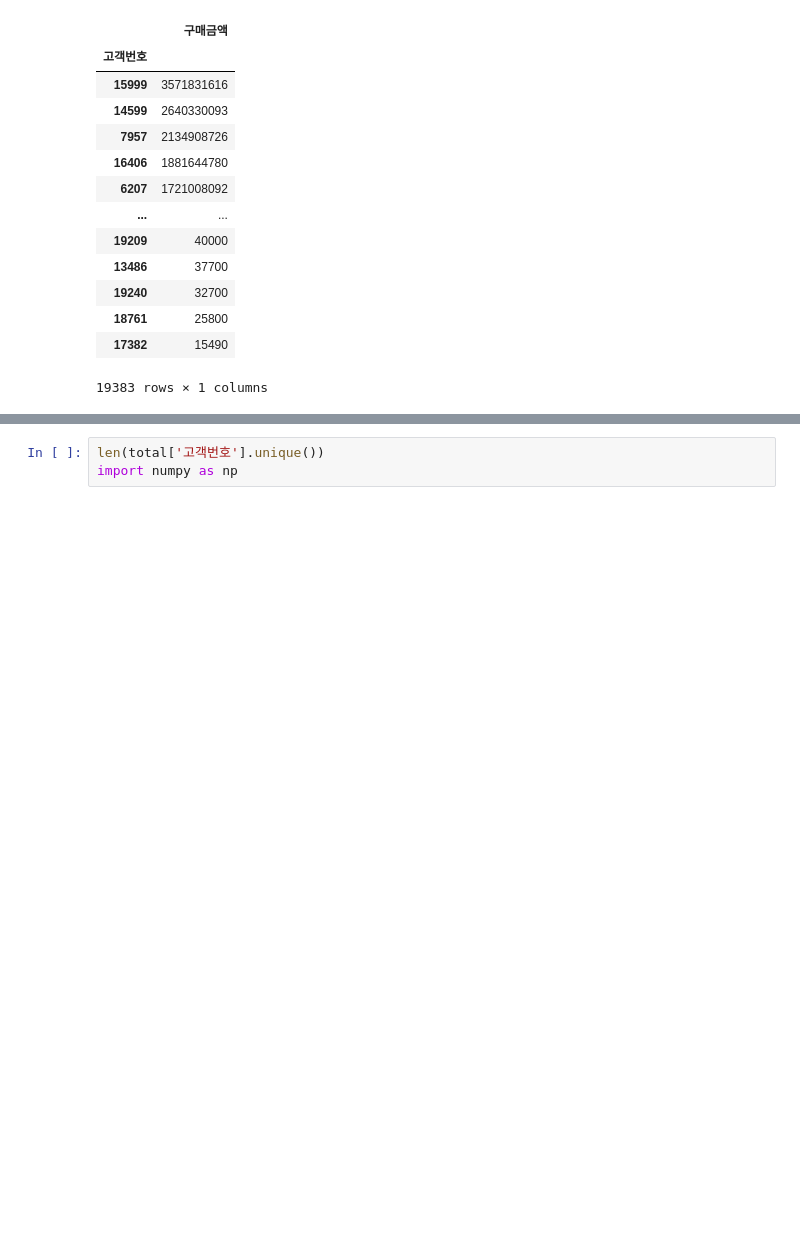
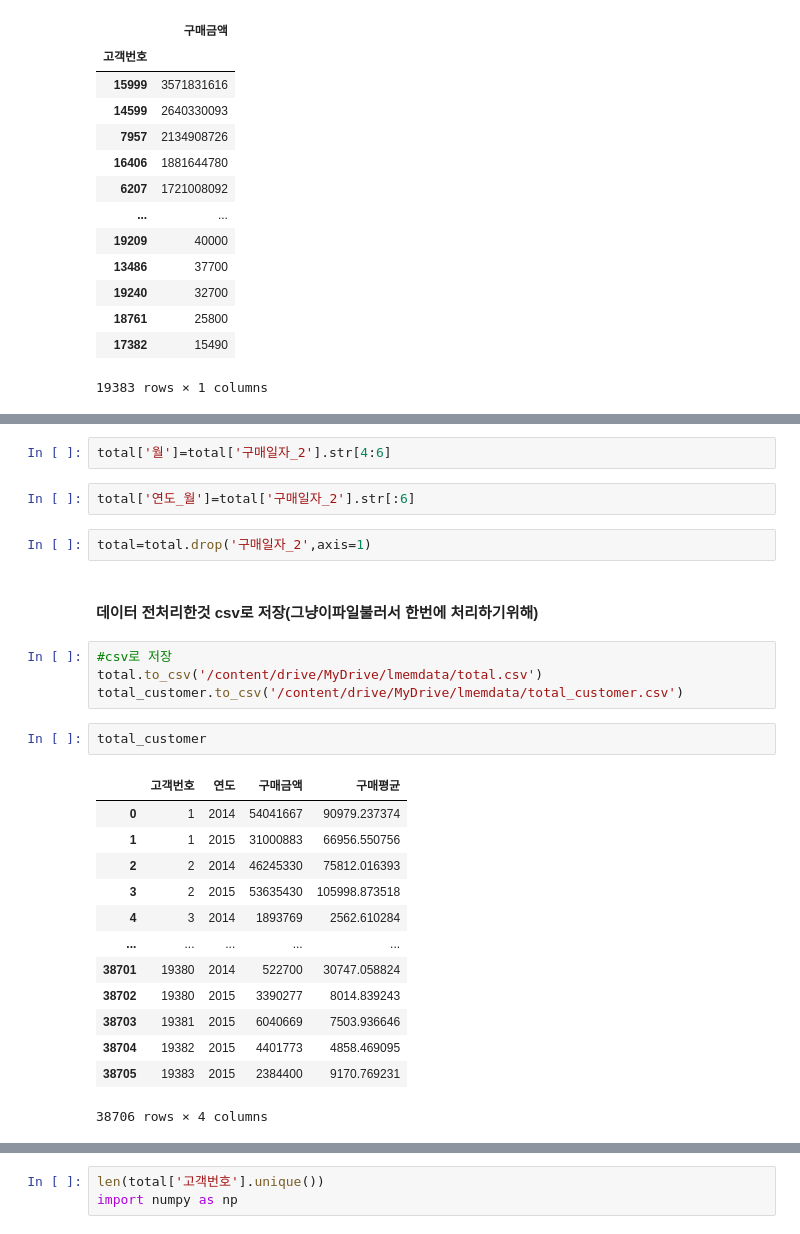
Before and after one commit to ttma333/python, a Jupyter notebook: 2차프로젝트2022_12_21.ipynb, the cells around one changed output, grey strips where cells are left out. Drawn from its saved outputs; the diff is of its cells as text; blank space fills up the shorter version.

```diff
--- a/2차프로젝트2022_12_21.ipynb
+++ b/2차프로젝트2022_12_21.ipynb
@@ -335,0 +307,28 @@ total_2015
+# %%
+total['월']=total['구매일자_2'].str[4:6]
+# %%
+total['연도_월']=total['구매일자_2'].str[:6]
+# %%
+total=total.drop('구매일자_2',axis=1)
+# %% [markdown]
+#### 데이터 전처리한것 csv로 저장(그냥이파일불러서 한번에 처리하기위해)
+# %%
+#csv로 저장
+total.to_csv('/content/drive/MyDrive/lmemdata/total.csv')
+total_customer.to_csv('/content/drive/MyDrive/lmemdata/total_customer.csv')
+# %%
+total_customer
+# %% [output]
+|  | 고객번호 | 연도 | 구매금액 | 구매평균 |
+| 0 | 1 | 2014 | 54041667 | 90979.237374 |
+| 1 | 1 | 2015 | 31000883 | 66956.550756 |
+| 2 | 2 | 2014 | 46245330 | 75812.016393 |
+| 3 | 2 | 2015 | 53635430 | 105998.873518 |
+| 4 | 3 | 2014 | 1893769 | 2562.610284 |
+| ... | ... | ... | ... | ... |
+| 38701 | 19380 | 2014 | 522700 | 30747.058824 |
+| 38702 | 19380 | 2015 | 3390277 | 8014.839243 |
+| 38703 | 19381 | 2015 | 6040669 | 7503.936646 |
+| 38704 | 19382 | 2015 | 4401773 | 4858.469095 |
+| 38705 | 19383 | 2015 | 2384400 | 9170.769231 |
+38706 rows × 4 columns
```
Also changed, not shown: parts of 29 cells of this notebook.
